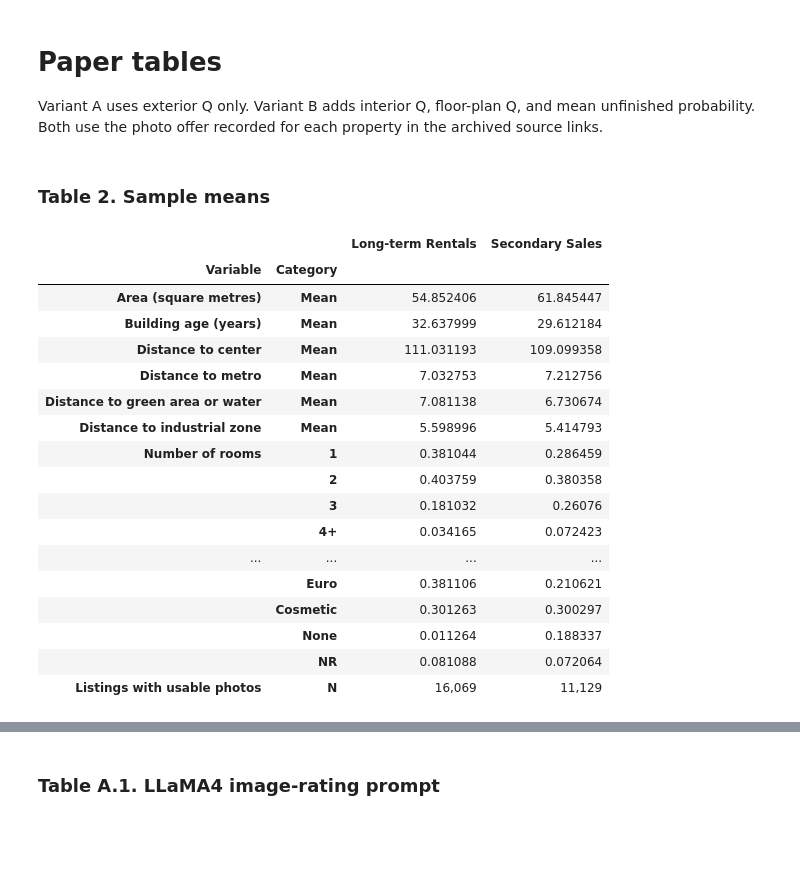
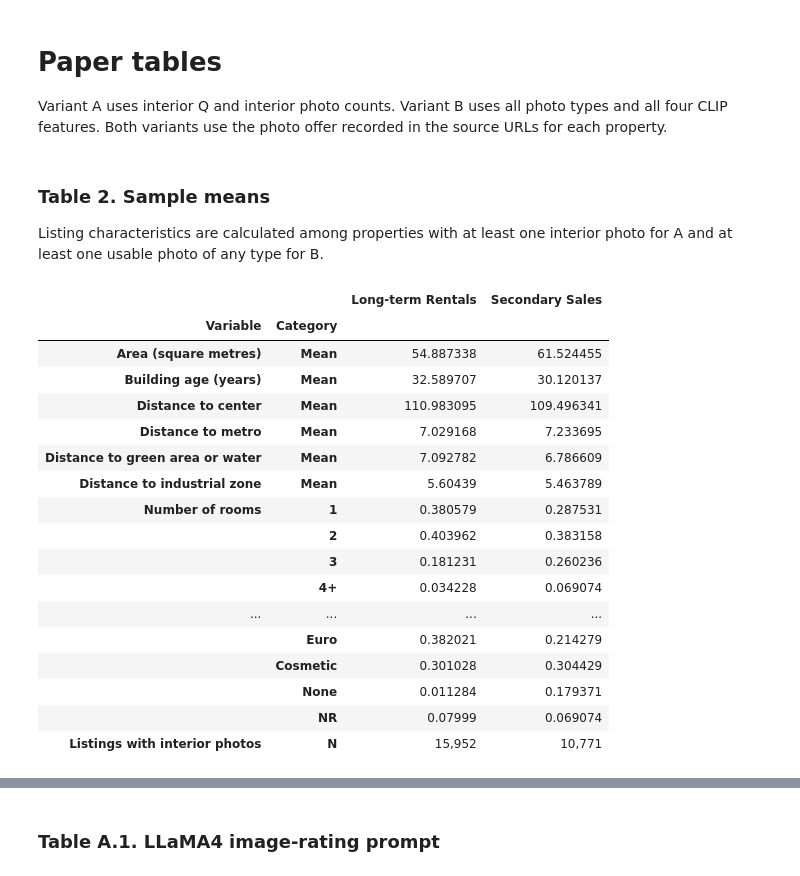
Before and after one commit to Karapsin/cian_clip_q_score, a Jupyter notebook: code/figures_and_tables/tables.ipynb, the cells around one changed output, grey strips where cells are left out. Drawn from its saved outputs; the diff is of its cells as text; code cells hidden in the pictures; blank space fills up the shorter version.

Commit message:
Filter interior exhibits and match paper dependence scales

```diff
--- a/code/figures_and_tables/tables.ipynb
+++ b/code/figures_and_tables/tables.ipynb
@@ -1,7 +1,8 @@
 # %% [markdown]
 # Paper tables
 
-Variant A uses exterior Q only. Variant B adds interior Q, floor-plan Q, and mean unfinished probability. Both use the photo offer recorded for each property in the archived source links.
+Variant A uses interior Q and interior photo counts. Variant B uses all photo types and all four CLIP features.
+Both variants use the photo offer recorded in the source URLs for each property.
 # %%
 from pathlib import Path
 import sys
@@ -31,57 +33,63 @@ def save_table(table, number, **options):
     path.write_text(table.to_latex(float_format="{:.3f}".format, escape=True, na_rep="", **options), encoding="utf-8")
 # %% [markdown]
 ### Table 2. Sample means
+
+Listing characteristics are calculated among properties with at least one interior photo for A and at least one usable photo of any type for B.
 # %%
 categorical = {
     "roomsCount_grouped": "Number of rooms",
     "bathrooms_cat": "Number of bathrooms",
     "ceilingHeightCapped": "Ceiling height (m)",
     "apartment": "Apartment",
     "toDemolish": "Demolition program",
     "floorNumberCapped": "Floor number",
     "material": "Construction material",
     "repairType": "State of repair",
 }
 numerical = {
     "totalArea": "Area (square metres)",
     "age": "Building age (years)",
     "distance_center": "Distance to center",
     "distance_metro": "Distance to metro",
     "distance_nice": "Distance to green area or water",
     "distance_ugly": "Distance to industrial zone",
 }
-means = {}
-for market, title in MARKETS.items():
-    data = listings.loc[listings["deal_type"].eq(market) & listings["link_num"].gt(0)]
-    rows = {(label, "Mean"): data[column].mean() for column, label in numerical.items()}
-    for column, label in categorical.items():
-        shares = data[column].value_counts(normalize=True, sort=False)
-        if column in ("apartment", "toDemolish"):
-            shares = shares.loc[["yes"]]
-        rows.update({(label, level): share for level, share in shares.items()})
-    rows["Listings with usable photos", "N"] = f"{len(data):,}"
-    means[title] = pd.Series(rows)
 
-table = pd.DataFrame(means)
-table.index.names = ["Variable", "Category"]
-# Geographic distances are in units of 100 metres.
-save_table(table, "02")
+for variant in VARIANTS:
+    scoped = listings_for_variant(listings, variant)
+    means = {}
+    for market, title in MARKETS.items():
+        data = scoped.loc[scoped["deal_type"].eq(market) & scoped["link_num"].gt(0)]
+        rows = {(label, "Mean"): data[column].mean() for column, label in numerical.items()}
+        for column, label in categorical.items():
+            shares = data[column].value_counts(normalize=True, sort=False)
+            if column in ("apartment", "toDemolish"):
+                shares = shares.loc[["yes"]]
+            rows.update({(label, level): share for level, share in shares.items()})
+        photo_label = "interior photos" if variant == "A" else "usable photos"
+        rows[f"Listings with {photo_label}", "N"] = f"{len(data):,}"
+        means[title] = pd.Series(rows)
+
+    table = pd.DataFrame(means)
+    table.index.names = ["Variable", "Category"]
+    # Geographic distances are in units of 100 metres.
+    save_table(table, f"02_{variant}")
 # %% [output]
 |  |  | Long-term Rentals | Secondary Sales |
 | Variable | Category |  |  |
-| Area (square metres) | Mean | 54.852406 | 61.845447 |
-| Building age (years) | Mean | 32.637999 | 29.612184 |
-| Distance to center | Mean | 111.031193 | 109.099358 |
-| Distance to metro | Mean | 7.032753 | 7.212756 |
-| Distance to green area or water | Mean | 7.081138 | 6.730674 |
-| Distance to industrial zone | Mean | 5.598996 | 5.414793 |
-| Number of rooms | 1 | 0.381044 | 0.286459 |
-|  | 2 | 0.403759 | 0.380358 |
-|  | 3 | 0.181032 | 0.26076 |
-|  | 4+ | 0.034165 | 0.072423 |
+| Area (square metres) | Mean | 54.887338 | 61.524455 |
+| Building age (years) | Mean | 32.589707 | 30.120137 |
+| Distance to center | Mean | 110.983095 | 109.496341 |
+| Distance to metro | Mean | 7.029168 | 7.233695 |
+| Distance to green area or water | Mean | 7.092782 | 6.786609 |
+| Distance to industrial zone | Mean | 5.60439 | 5.463789 |
+| Number of rooms | 1 | 0.380579 | 0.287531 |
+|  | 2 | 0.403962 | 0.383158 |
+|  | 3 | 0.181231 | 0.260236 |
+|  | 4+ | 0.034228 | 0.069074 |
 | ... | ... | ... | ... |
-|  | Euro | 0.381106 | 0.210621 |
-|  | Cosmetic | 0.301263 | 0.300297 |
-|  | None | 0.011264 | 0.188337 |
-|  | NR | 0.081088 | 0.072064 |
-| Listings with usable photos | N | 16,069 | 11,129 |
+|  | Euro | 0.382021 | 0.214279 |
+|  | Cosmetic | 0.301028 | 0.304429 |
+|  | None | 0.011284 | 0.179371 |
+|  | NR | 0.07999 | 0.069074 |
+| Listings with interior photos | N | 15,952 | 10,771 |
```
Also changed, not shown: parts of 4 cells of this notebook, 53 other files.
